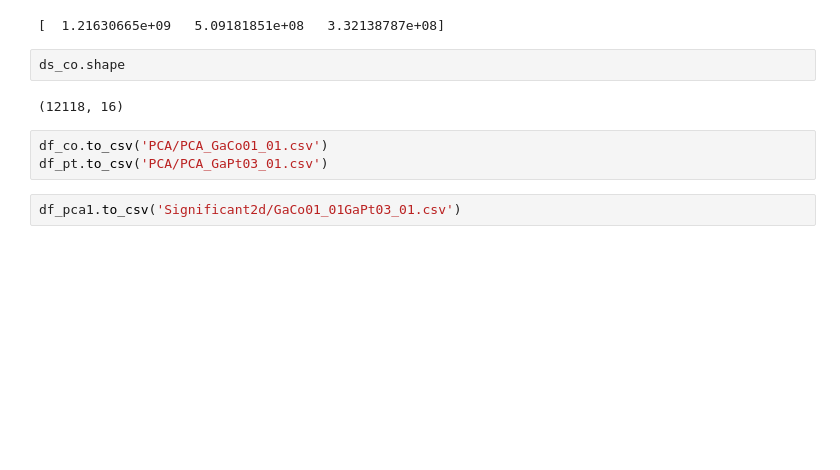
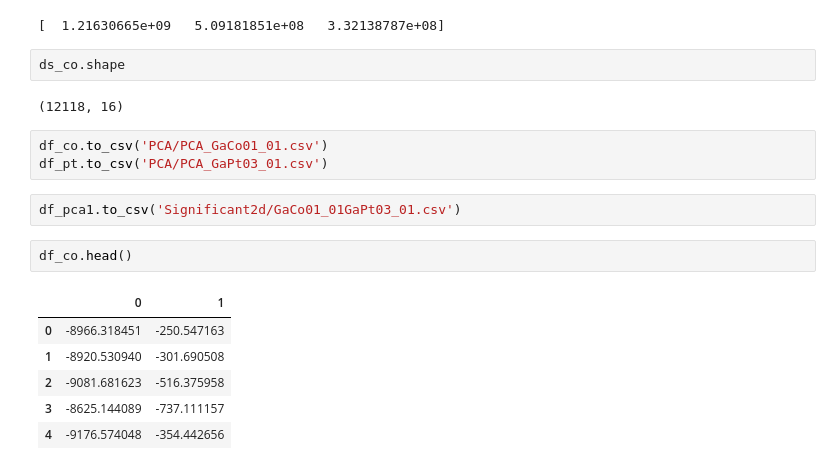
Before and after one commit to mittrayash/Parkinson-s-Disease-Detection-using-Gait-Analysis, a Jupyter notebook: data_vis.ipynb, the cells around one changed output. Drawn from its saved outputs; the diff is of its cells as text; blank space fills up the shorter version.

```diff
--- a/data_vis.ipynb
+++ b/data_vis.ipynb
@@ -95,3 +95,12 @@ df_co.to_csv('PCA/PCA_GaCo01_01.csv')
 df_pt.to_csv('PCA/PCA_GaPt03_01.csv')
 # %%
 df_pca1.to_csv('Significant2d/GaCo01_01GaPt03_01.csv')
+# %%
+df_co.head()
+# %% [output]
+|  | 0 | 1 |
+| 0 | -8966.318451 | -250.547163 |
+| 1 | -8920.530940 | -301.690508 |
+| 2 | -9081.681623 | -516.375958 |
+| 3 | -8625.144089 | -737.111157 |
+| 4 | -9176.574048 | -354.442656 |
```
Also changed, not shown: parts of 4 cells of this notebook, 6 other files.
